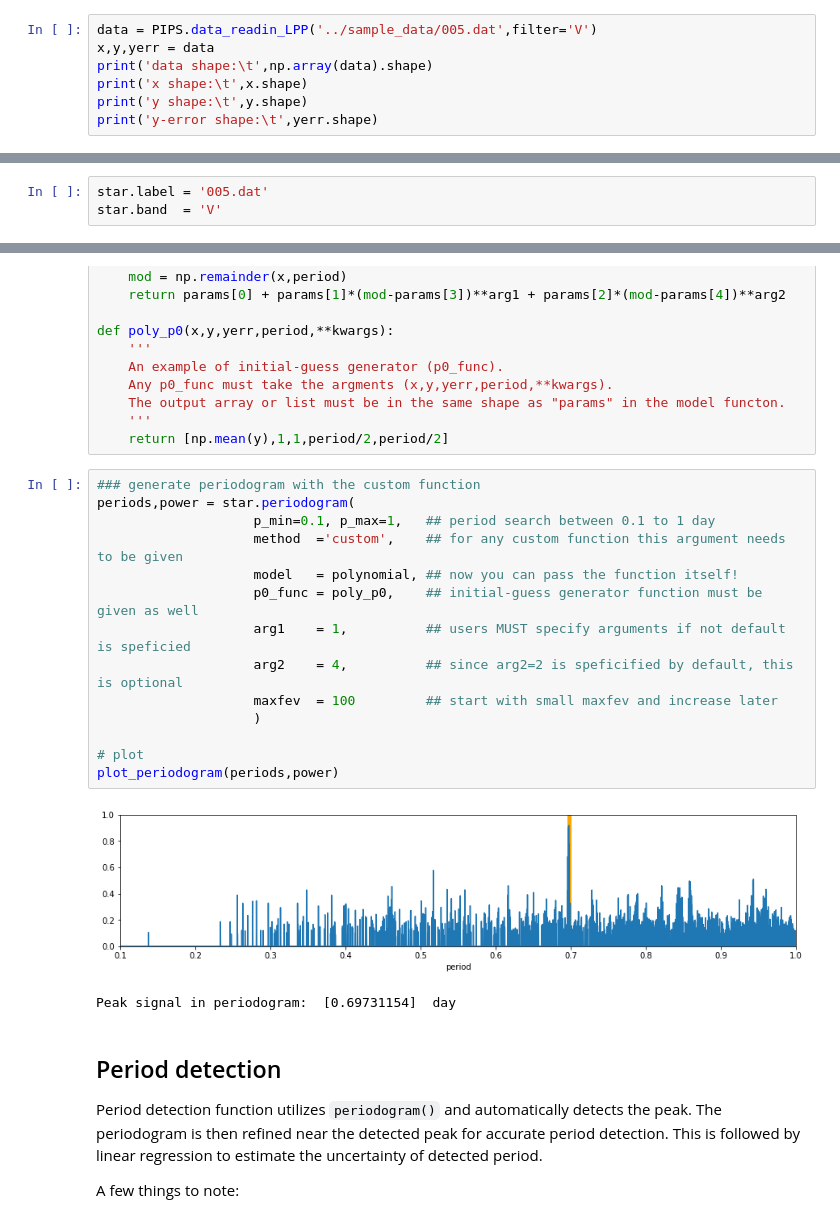
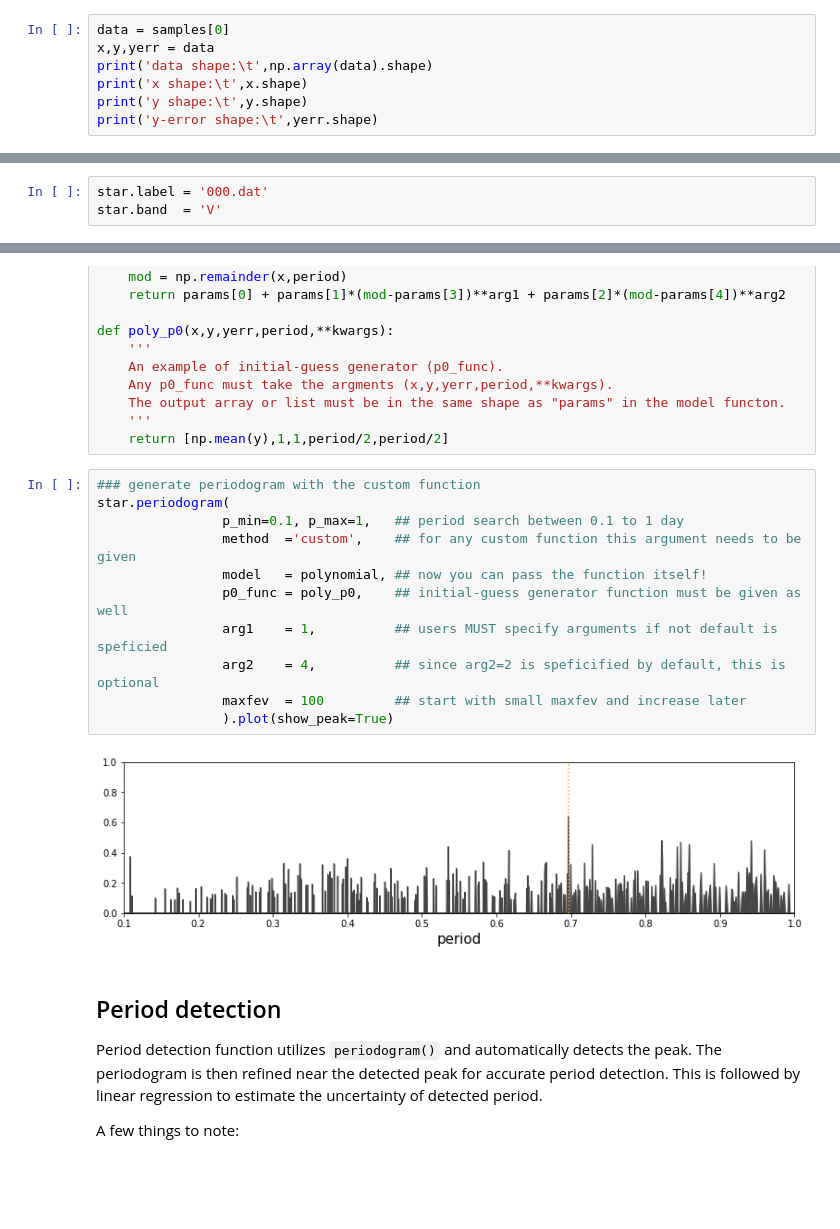
Before and after one commit to SterlingYM/astroPIPS, a Jupyter notebook: docs/tutorial.ipynb, the cells around one changed output, grey strips where cells are left out. Cells and saved outputs as stored; diff of their text form; blank space fills up the shorter version.

````diff
--- a/docs/tutorial.ipynb
+++ b/docs/tutorial.ipynb
@@ -58,7 +61,7 @@ PIPS is designed so that it can be as simple as this for basic analyses, but at
 PIPS takes in an array of 3xN data (samples are available on [github]('https://github.com/SterlingYM/astroPIPS/tree/master/sample_data')) -- time, magnitude (flux), and error on magnitude contained in a single python list or numpy array.
 For convenience, photometry data file from [LOSSPhotPipeline]('https://github.com/benstahl92/LOSSPhotPipeline') can be directly imported using a helper function ```data_readin_LPP```.
 # %%
-data = PIPS.data_readin_LPP('../sample_data/005.dat',filter='V')
+data = samples[0]
 x,y,yerr = data
 print('data shape:\t',np.array(data).shape)
 print('x shape:\t',x.shape)
@@ -90,7 +111,7 @@ print('\nAvailable functions: ')
 It is always a good idea to keep track of the name and photometric band of the object.
 For instance, the name of data file can be used as a label:
 # %%
-star.label = '005.dat'
+star.label = '000.dat'
 star.band  = 'V'
 # %% [markdown]
 ## Generating periodogram
@@ -177,21 +201,17 @@ def poly_p0(x,y,yerr,period,**kwargs):
     return [np.mean(y),1,1,period/2,period/2]
 # %%
 ### generate periodogram with the custom function
-periods,power = star.periodogram(
-                    p_min=0.1, p_max=1,   ## period search between 0.1 to 1 day
-                    method  ='custom',    ## for any custom function this argument needs to be given
-                    model   = polynomial, ## now you can pass the function itself!
-                    p0_func = poly_p0,    ## initial-guess generator function must be given as well
-                    arg1    = 1,          ## users MUST specify arguments if not default is speficied
-                    arg2    = 4,          ## since arg2=2 is speficified by default, this is optional
-                    maxfev  = 100         ## start with small maxfev and increase later
-                    )
-
-# plot
-plot_periodogram(periods,power)
+star.periodogram(
+                p_min=0.1, p_max=1,   ## period search between 0.1 to 1 day
+                method  ='custom',    ## for any custom function this argument needs to be given
+                model   = polynomial, ## now you can pass the function itself!
+                p0_func = poly_p0,    ## initial-guess generator function must be given as well
+                arg1    = 1,          ## users MUST specify arguments if not default is speficied
+                arg2    = 4,          ## since arg2=2 is speficified by default, this is optional
+                maxfev  = 100         ## start with small maxfev and increase later
+                ).plot(show_peak=True)
 # %% [output]
-[figure, old version]
+[figure, new version]
-Peak signal in periodogram:  [0.69731154]  day
 # %% [markdown]
 ## Period detection
 Period detection function utilizes ```periodogram()``` and automatically detects the peak. The periodogram is then refined near the detected peak for accurate period detection. This is followed by linear regression to estimate the uncertainty of detected period.
````
Also changed, not shown: parts of 17 cells of this notebook, 28 other files.
